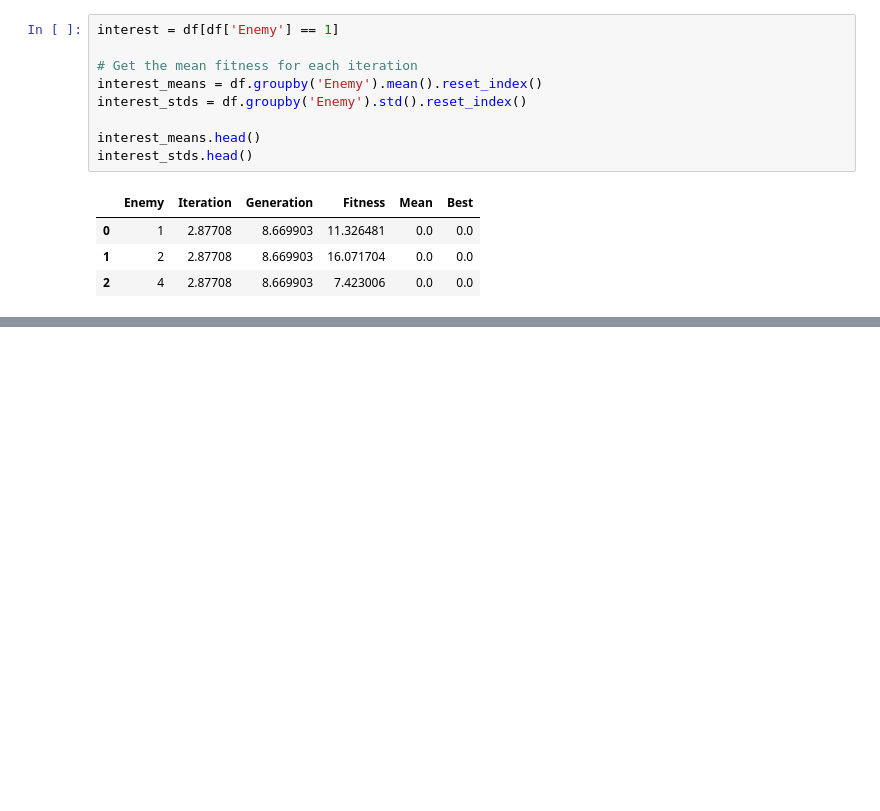
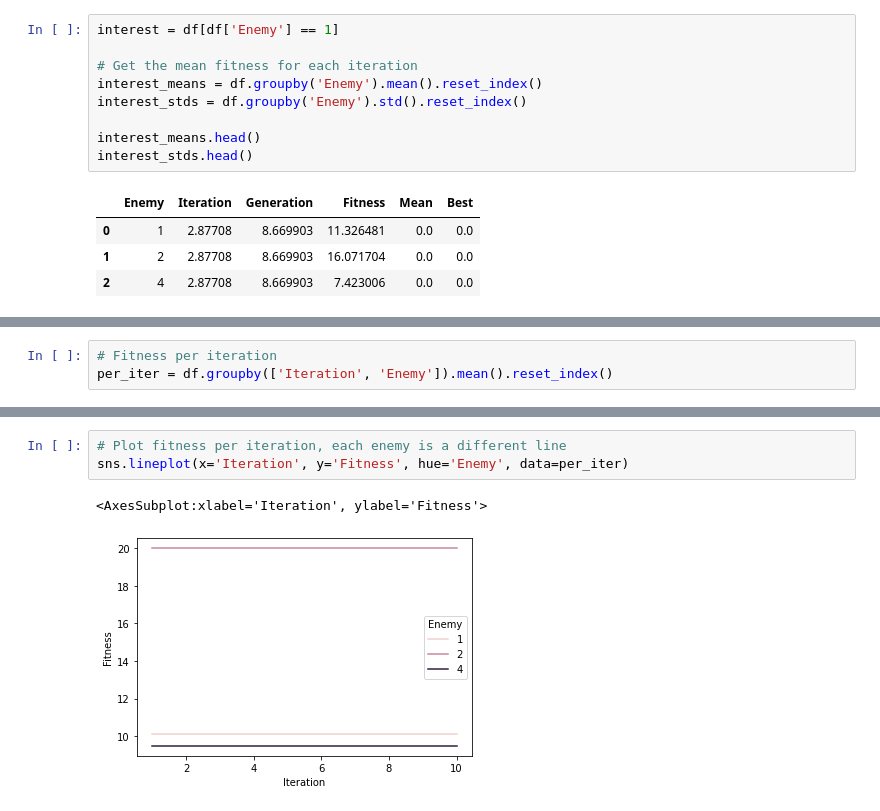
Before and after one commit to AashishSiddarth-1997/evoman_framework_G48, a Jupyter notebook: visualize.ipynb, the cells around one changed output, grey strips where cells are left out. Drawn from its saved outputs; the diff is of its cells as text; blank space fills up the shorter version.

```diff
--- a/visualize.ipynb
+++ b/visualize.ipynb
@@ -31,0 +55,3 @@ interest_stds.head()
+# %%
+# Fitness per iteration
+per_iter = df.groupby(['Iteration', 'Enemy']).mean().reset_index()
@@ -31,0 +78,6 @@ interest_stds.head()
+# %%
+# Plot fitness per iteration, each enemy is a different line
+sns.lineplot(x='Iteration', y='Fitness', hue='Enemy', data=per_iter)
+# %% [output]
+<AxesSubplot:xlabel='Iteration', ylabel='Fitness'>
+[figure, added]
```
Also changed, not shown: parts of 5 cells of this notebook, 33 other files.
